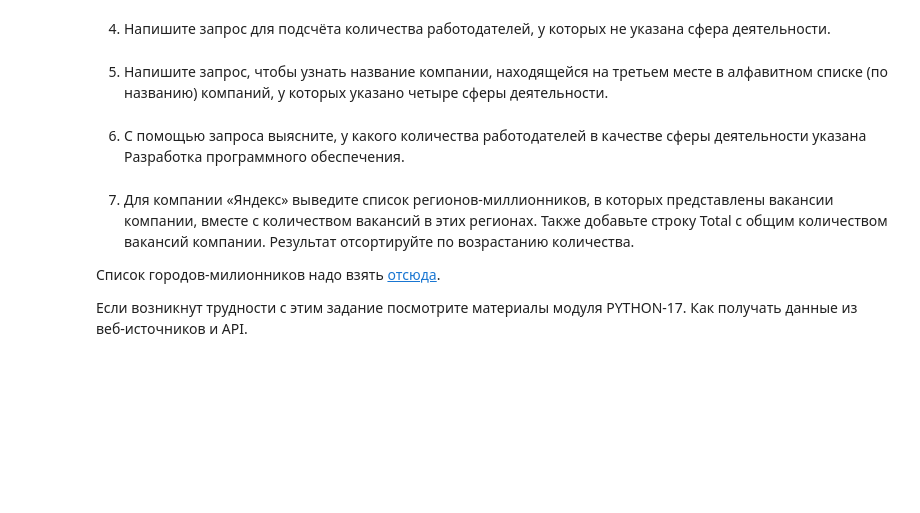
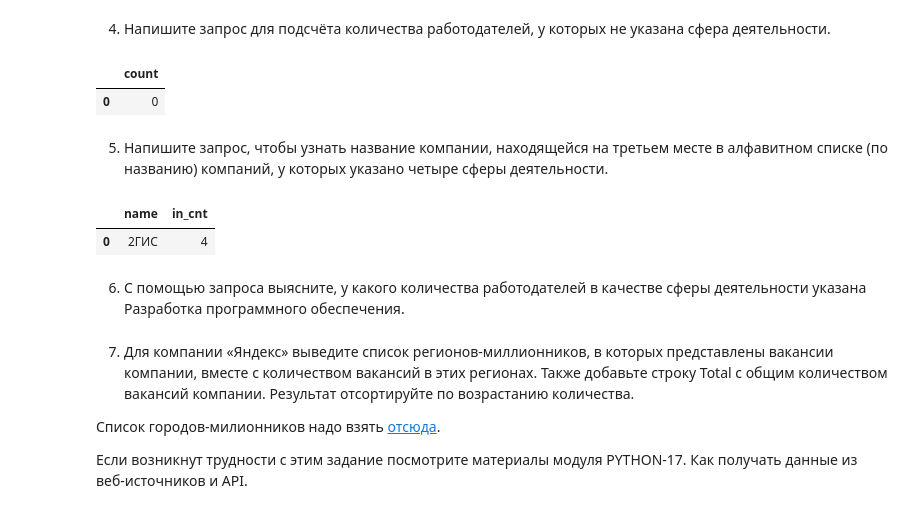
Before and after one commit to NikolayRevenkov/SF_DS, a Jupyter notebook: Project_2/Project_2.ipynb, the cells around one changed output. Cells and saved outputs as stored; diff of their text form; code cells hidden in the pictures; blank space fills up the shorter version.

```diff
--- a/Project_2/Project_2.ipynb
+++ b/Project_2/Project_2.ipynb
@@ -268,5 +320,15 @@ df
 4. Напишите запрос для подсчёта количества работодателей, у которых не указана сфера деятельности.
 # %%
 # текст запроса
+query_15 = f'''
+SELECT COUNT(employer_id)
+FROM PUBLIC.employers_industries
+WHERE industry_id IS null
+'''
+df = pd.read_sql_query(query_15, connection)
+df
+# %% [output]
+|  | count |
+| 0 | 0 |
 # %%
 # результат запроса
@@ -274,6 +337,21 @@ df
 5. Напишите запрос, чтобы узнать название компании, находящейся на третьем месте в алфавитном списке (по названию) компаний, у которых указано четыре сферы деятельности.
 # %%
 # текст запроса
+query_16 = f'''
+SELECT em.name,
+COUNT(em_in.industry_id) in_cnt
+FROM PUBLIC.employers_industries em_in
+JOIN PUBLIC.employers em ON em.id=em_in.employer_id
+GROUP BY em.name
+HAVING COUNT(em_in.industry_id) = 4
+ORDER BY 1
+LIMIT 1 OFFSET 2
+'''
+df = pd.read_sql_query(query_16, connection)
+df
+# %% [output]
+|  | name | in_cnt |
+| 0 | 2ГИС | 4 |
 # %%
 # результат запроса
 # %% [markdown]
```
Also changed, not shown: parts of 5 cells of this notebook.
